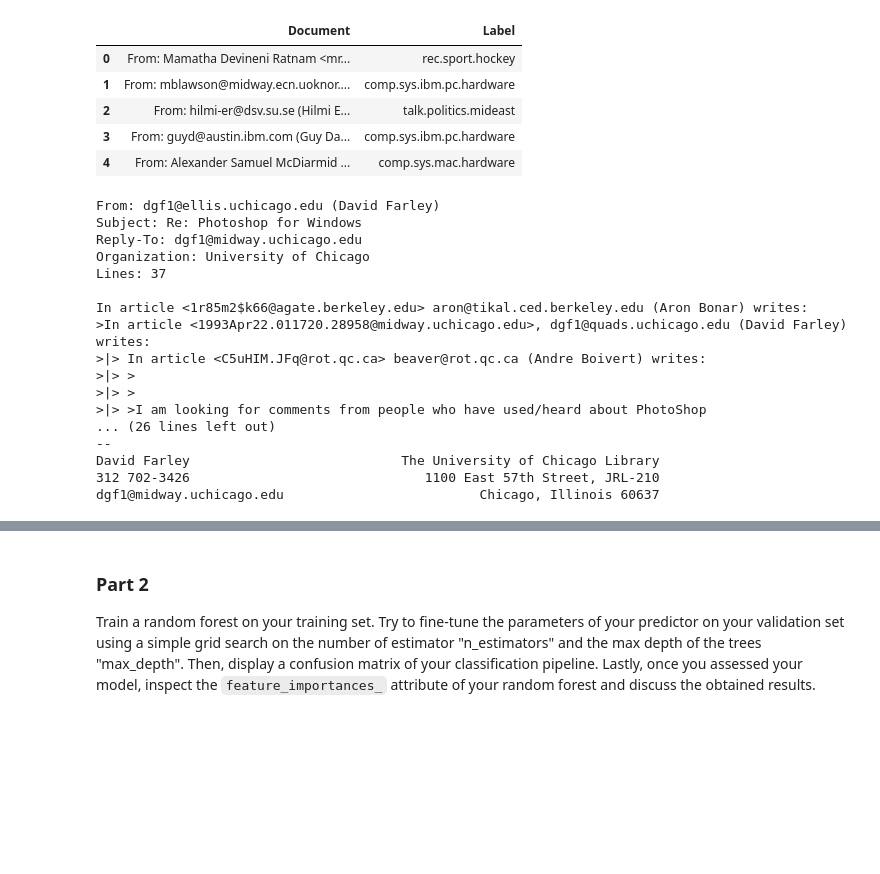
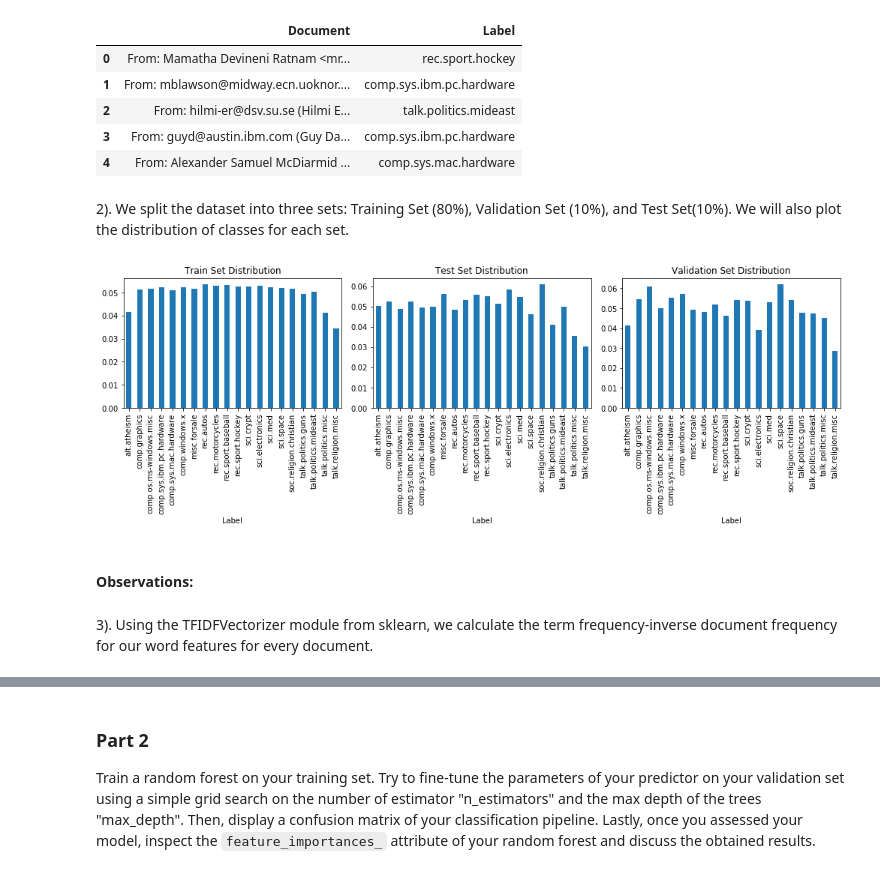
Before and after one commit to justcho5/ADA, a Jupyter notebook: 04 - Applied ML/Homework04.ipynb, the cells around one changed output, grey strips where cells are left out. Saved outputs shown, nothing was run; the diff lists cells and outputs as text; code cells hidden in the pictures; blank space fills up the shorter version.

```diff
--- a/04 - Applied ML/Homework04.ipynb
+++ b/04 - Applied ML/Homework04.ipynb
@@ -549,29 +571,38 @@ news.head()
 | 2 | From: hilmi-er@dsv.su.se (Hilmi E... | talk.politics.mideast |
 | 3 | From: guyd@austin.ibm.com (Guy Da... | comp.sys.ibm.pc.hardware |
 | 4 | From: Alexander Samuel McDiarmid ... | comp.sys.mac.hardware |
-# %%
-print(news[news.Label=='comp.graphics'].iloc[5,0])
-# %% [output]
-From: dgf1@ellis.uchicago.edu (David Farley)
-Subject: Re: Photoshop for Windows
-Reply-To: dgf1@midway.uchicago.edu
-Organization: University of Chicago
-Lines: 37
-
-In article <1r85m2$k66@agate.berkeley.edu> aron@tikal.ced.berkeley.edu (Aron Bonar) writes:
->In article <1993Apr22.011720.28958@midway.uchicago.edu>, dgf1@quads.uchicago.edu (David Farley) writes:
->|> In article <C5uHIM.JFq@rot.qc.ca> beaver@rot.qc.ca (Andre Boivert) writes:
->|> >
->|> >
->|> >I am looking for comments from people who have used/heard about PhotoShop
-... (26 lines left out)
---
-David Farley                           The University of Chicago Library
-312 702-3426                              1100 East 57th Street, JRL-210
-dgf1@midway.uchicago.edu                         Chicago, Illinois 60637
+# %% [markdown]
+2). We split the dataset into three sets: Training Set (80%), Validation Set (10%), and Test Set(10%). We will also plot the distribution of classes for each set.
 # %%
 # Split the dataset/dataframe into train, valid, and test set
 train, testval = train_test_split(news, test_size=0.2)
 test, valid = train_test_split(testval, test_size=0.5)
+# %%
+# Plot the distribution of documents among the categories for the three sets
+fig, axs = plt.subplots(1,3, figsize = (14, 3))
+plt.tight_layout()
+
+# Training set distribution
+axs[0].set_title('Train Set Distribution')
+train_distr_norm = train.groupby('Label').size()/train.shape[0]
+train_distr_norm.plot(kind = 'bar', ax = axs[0])
+
+# Test set distribution
+axs[1].set_title('Test Set Distribution')
+test_distr_norm = test.groupby('Label').size()/test.shape[0]
+test_distr_norm.plot(kind = 'bar', ax = axs[1])
+
+# Validation set distribution
+axs[2].set_title('Validation Set Distribution')
+valid_distr_norm = valid.groupby('Label').size()/valid.shape[0]
+valid_distr_norm.plot(kind = 'bar', ax = axs[2])
+
+plt.show()
+# %% [output]
+[figure, added]
+# %% [markdown]
+#### Observations:
+# %% [markdown]
+3). Using the TFIDFVectorizer module from sklearn, we calculate the term frequency-inverse document frequency for our word features for every document.
 # %%
 # Compute TF-IDF feature of every document
```
Also changed, not shown: parts of 34 cells of this notebook.
